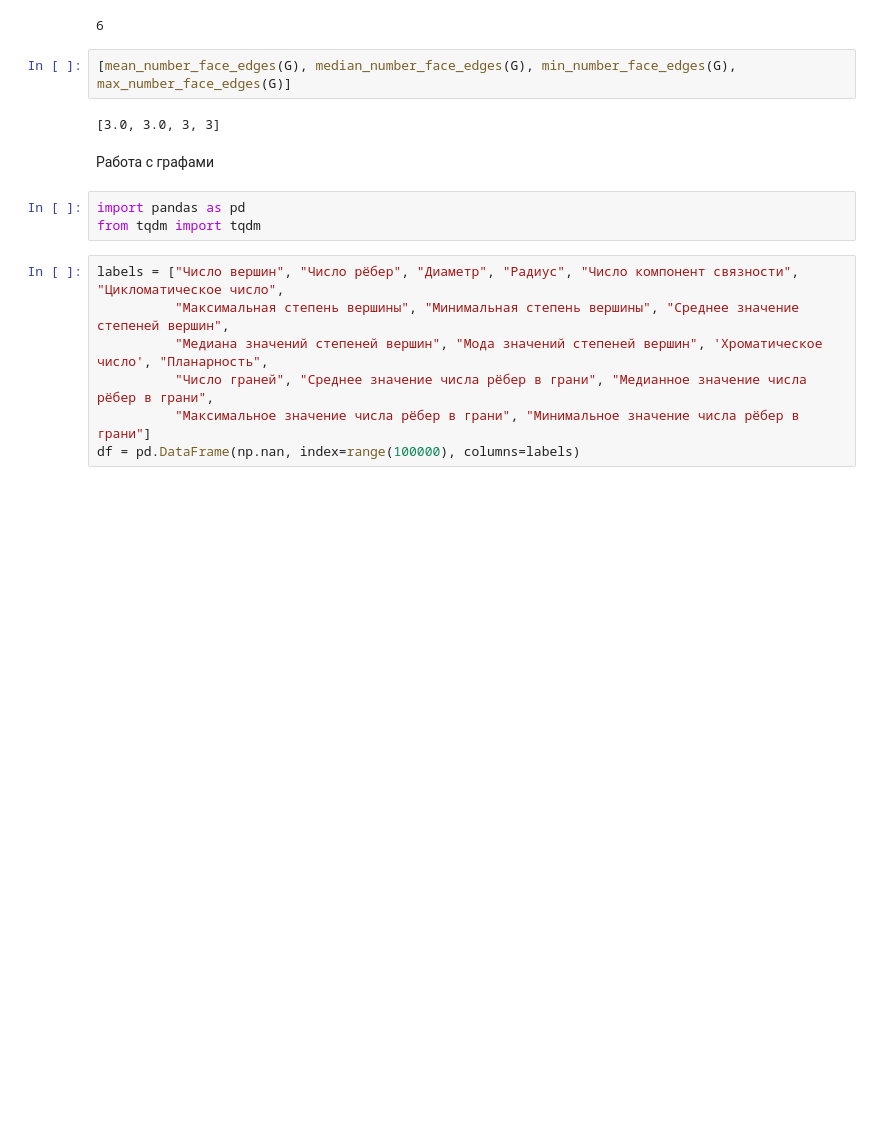
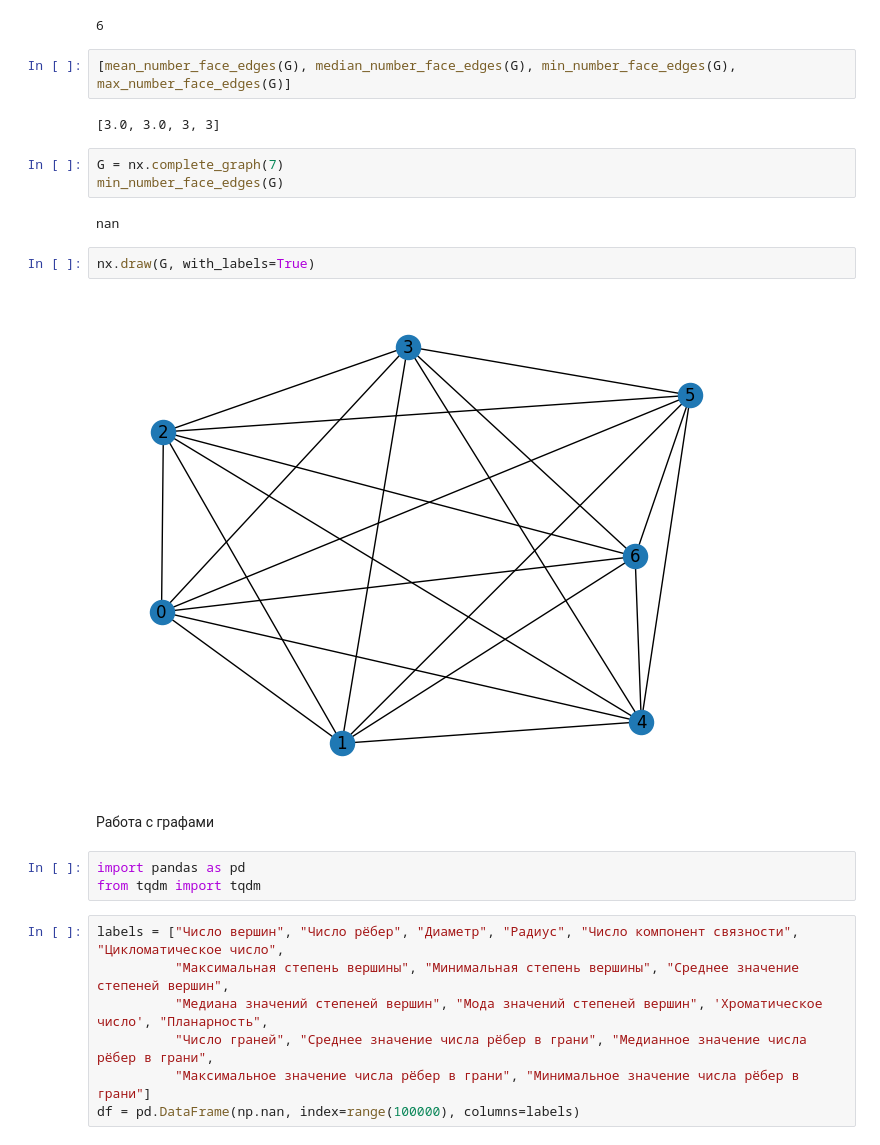
Before and after one commit to Fel1-of/wise-task-research, a Jupyter notebook: main.ipynb, the cells around one changed output. Cells and saved outputs as stored; diff of their text form; blank space fills up the shorter version.

Commit message:
Add to planar function to return NaN if graph is not planar

```diff
--- a/main.ipynb
+++ b/main.ipynb
@@ -348,6 +358,15 @@ G.number_of_edges()
 [mean_number_face_edges(G), median_number_face_edges(G), min_number_face_edges(G), max_number_face_edges(G)]
 # %% [output]
 [3.0, 3.0, 3, 3]
+# %%
+G = nx.complete_graph(7)
+min_number_face_edges(G)
+# %% [output]
+nan
+# %%
+nx.draw(G, with_labels=True)
+# %% [output]
+[figure, added]
 # %% [markdown]
 Работа с графами
 # %%
```
Also changed, not shown: parts of 9 cells of this notebook.
